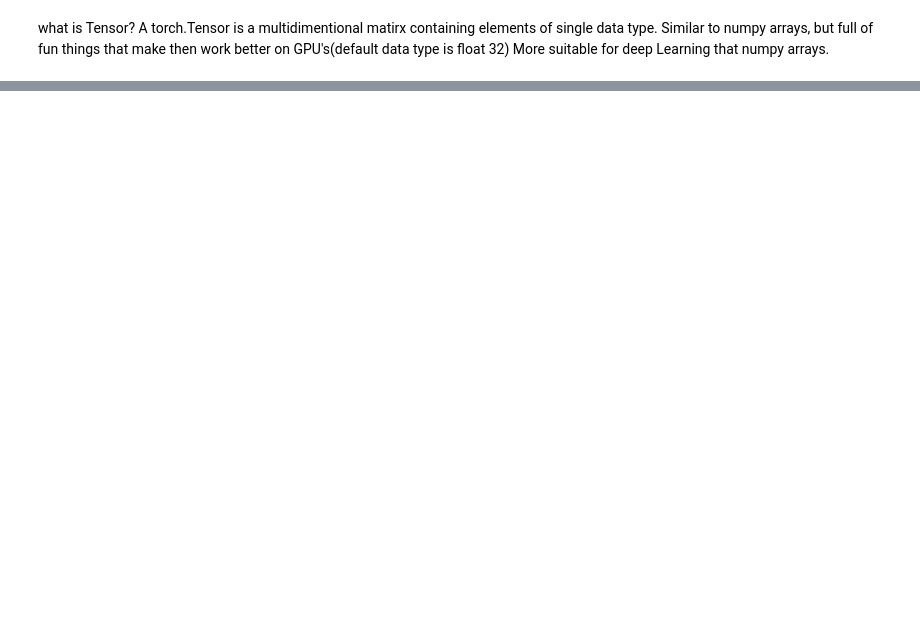
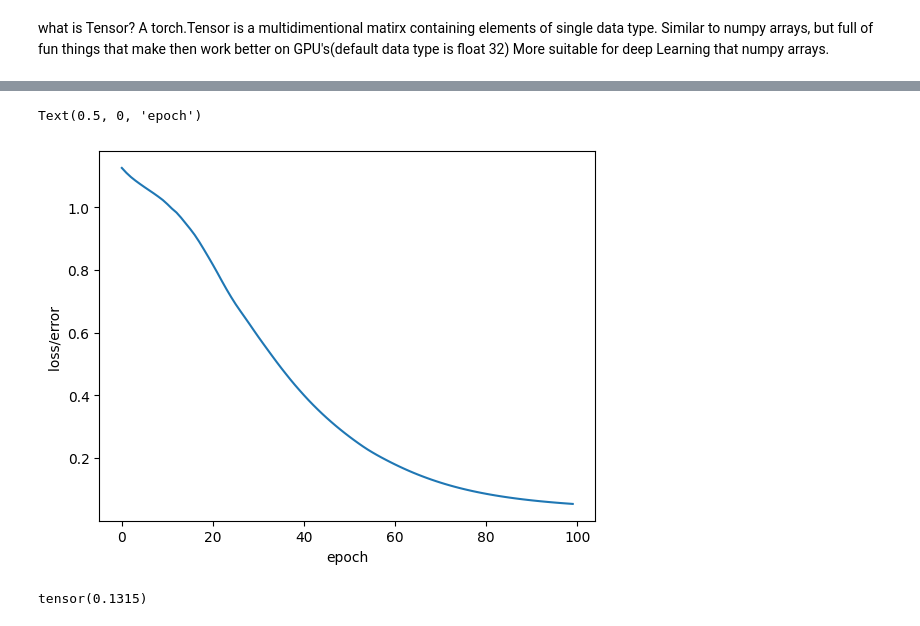
Before and after one commit to Priyesh29sri/PytorchLearning, a Jupyter notebook: PyTorch.ipynb, the cells around one changed output, grey strips where cells are left out. Drawn from its saved outputs; the diff is of its cells as text; code cells hidden in the pictures; blank space fills up the shorter version.

```diff
--- a/PyTorch.ipynb
+++ b/PyTorch.ipynb
@@ -14,0 +75,35 @@ tensor([0, 1, 2, 3, 4, 5, 6, 7, 8, 9])
+# %%
+X_train = torch.FloatTensor(X_train) #convert X features to Float tensors
+X_test = torch.FloatTensor(X_test)
+# %%
+y_train = torch.LongTensor(y_train) #convert y features to Long tensors
+y_test = torch.LongTensor(y_test)
+# %%
+#set a criteria of model to measure that error , how far off the predictions are from the data
+criterion = nn.CrossEntropyLoss()
+#choose adam optimizer, lr = learning rate (if the error does'nt go down after bunch of interations (epochs), lower our learning rate)
+optimizer = torch.optim.Adam(model.parameters(),lr = 0.01)
+# %%
+# Train our model
+# Epochs? (one run through all the training data in the network)
+epochs = 100
+losses = []
+for i in range (epochs):
+  # go forward and get a prediction
+  y_pred = model.forward(X_train) # Get prdicted results
+
+
+  # Measure the loss/errors, gonna be high at first
+  loss = criterion(y_pred, y_train) # Predicted values vs y_train values
+
+  # Keep track of our losses
+  losses.append(loss.detach().numpy())
+
+  # Print every 10 epochs
+  if i % 10 == 0:
+    print(f'Epoch: {i} and loss: {loss}')
+
+  # to do some back propogation : take the error rate from forward propogation and feed it back through the network to fine tune the weights
+  optimizer.zero_grad()
+  loss.backward()
+  optimizer.step()
@@ -14,0 +121,8 @@ tensor([0, 1, 2, 3, 4, 5, 6, 7, 8, 9])
+# %%
+# graph it out!
+plt.plot(range(epochs),losses)
+plt.ylabel("loss/error ")
+plt.xlabel("epoch")
+# %% [output]
+Text(0.5, 0, 'epoch')
+[figure, added]
@@ -14,0 +134,4 @@ tensor([0, 1, 2, 3, 4, 5, 6, 7, 8, 9])
+# %%
+loss
+# %% [output]
+tensor(0.1315)
```
Also changed, not shown: parts of 23 cells of this notebook.
